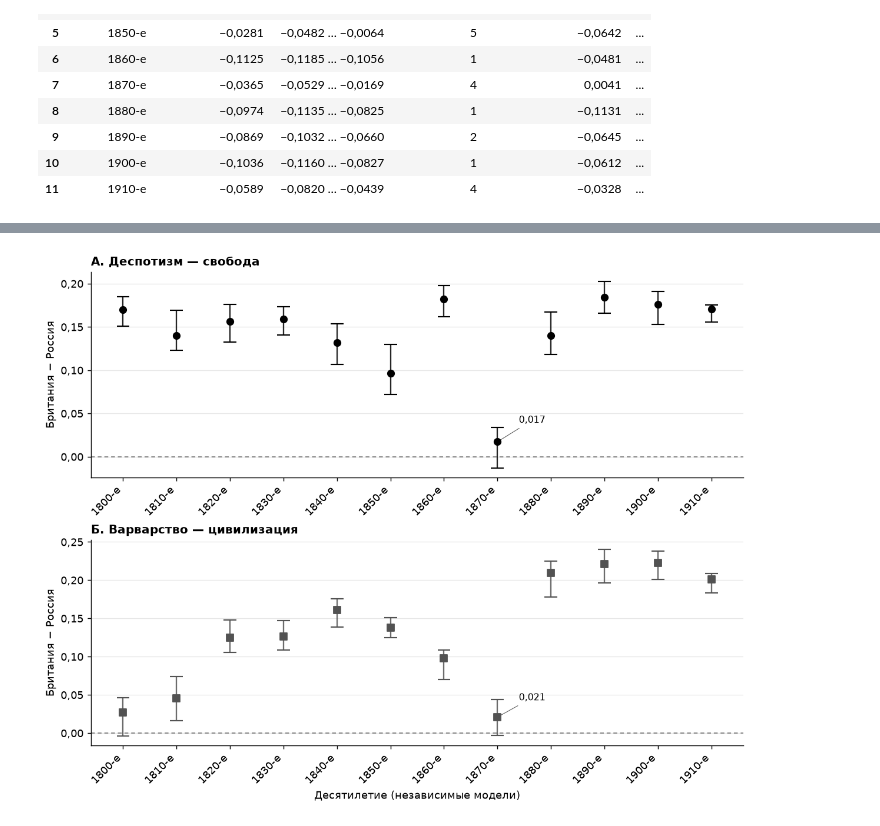
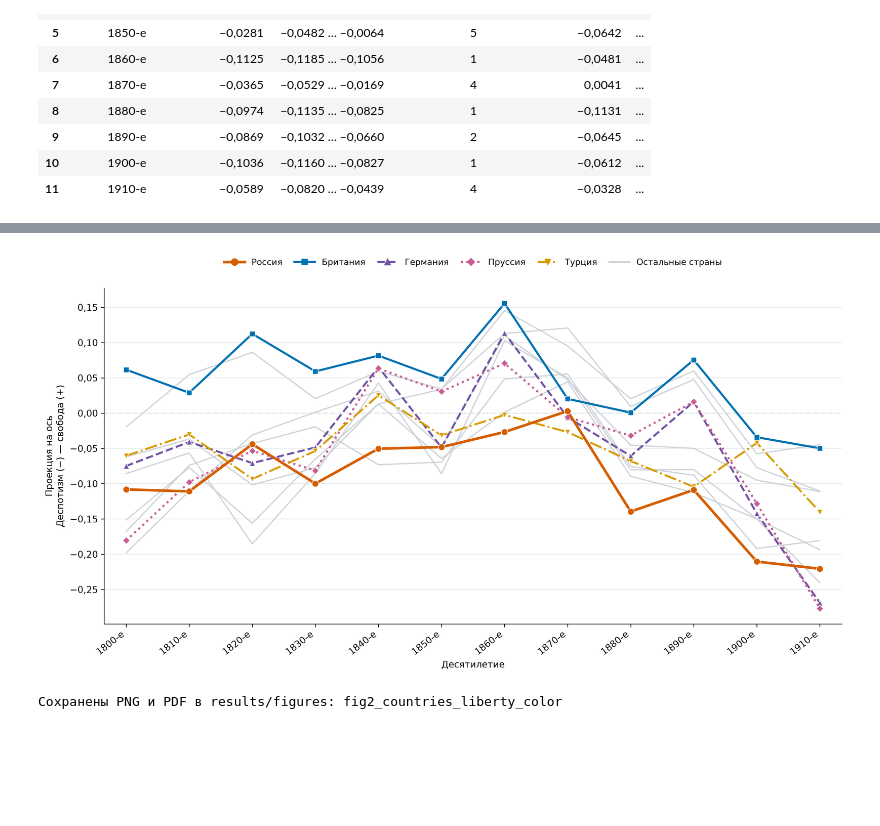
Before and after one commit to alexeyvkuznetsov/british-press-semantic-change, a Jupyter notebook: 02_russia_axes.ipynb, the cells around one changed output, grey strips where cells are left out. Saved outputs shown, nothing was run; the diff lists cells and outputs as text; code cells hidden in the pictures; blank space fills up the shorter version.

```diff
--- a/02_russia_axes.ipynb
+++ b/02_russia_axes.ipynb
@@ -612,23 +610,60 @@ display(Image(filename=str(FIGDIR/'fig1_russia_axes_with_pair_ranges.png'), widt
 # %%
-fig,axes=plt.subplots(2,1,figsize=(9.2,7.2),sharex=True,layout='constrained')
-for ax,key in zip(axes,C.WORKING_AXES):
-    d=A.loc[key].reindex(LABS); s=R.loc[key].reindex(LABS)
-    st=STYLE[key]
-    add_ranges(ax,d['britain_minus_russia'].to_numpy(float),
-               s['минимум_разрыва'].to_numpy(float),s['максимум_разрыва'].to_numpy(float),
-               st['color'],st['marker'])
-    ax.set_title(st['title'],loc='left',weight='bold')
-    ax.set_ylabel('Британия − Россия')
-    ax.tick_params(axis='x',labelbottom=True)
-for ax,key in zip(axes,C.WORKING_AXES):
-    val=A.loc[(key,'1870-е'),'britain_minus_russia']
-    ax.annotate(f'{val:.3f}'.replace('.',','),xy=(7,val),xytext=(7.4,val+.022),fontsize=9,
-                arrowprops=dict(arrowstyle='-',lw=.6,color='0.35'))
-axes[1].set_xlabel('Десятилетие (независимые модели)')
-save_pub(fig,'fig2_britain_russia_with_pair_ranges')
-plt.close(fig)
-# Показать тот же PNG, который сохранён в results/figures.
-display(Image(filename=str(FIGDIR/'fig2_britain_russia_with_pair_ranges.png'), width=1050))
+# Один набор цветов, типов линий и маркеров для двух сравнительных рисунков.
+# Прочие шесть названий присутствуют, но не отвлекают внимание от главных сопоставлений.
+COUNTRY_STYLES = {
+    'russia':  dict(color='#D55E00', marker='o', linestyle='-',  lw=3.0, ms=7.6),
+    'britain': dict(color='#0072B2', marker='s', linestyle='-',  lw=2.4, ms=6.4),
+    'germany': dict(color='#7353A6', marker='^', linestyle='--', lw=2.3, ms=6.5),
+    'prussia': dict(color='#C65E94', marker='D', linestyle=':',  lw=2.4, ms=5.9),
+    'turkey':  dict(color='#D79B00', marker='v', linestyle='-.', lw=2.2, ms=6.2),
+}
+HIGHLIGHTS = list(COUNTRY_STYLES)
+OTHERS = [name for name in C.COUNTRIES if name not in HIGHLIGHTS]
+
+from matplotlib.lines import Line2D
+
+def plot_all_countries(axis_key, filename):
+    if axis_key not in C.WORKING_AXES:
+        raise ValueError('Неизвестная ось: '+axis_key)
+    fig, ax = plt.subplots(figsize=(12.8, 6.7), layout='constrained')
+    frame=proj[axis_key].reindex(LABS)
+    for country in OTHERS:
+        ax.plot(x, frame[country].to_numpy(dtype=float),
+                color='#CBD0D5', lw=1.45, alpha=.90, zorder=1,
+                solid_capstyle='round')
+    for country in HIGHLIGHTS:
+        p=COUNTRY_STYLES[country]
+        ax.plot(x, frame[country].to_numpy(dtype=float),
+                color=p['color'],marker=p['marker'],linestyle=p['linestyle'],
+                lw=p['lw'],ms=p['ms'],markeredgecolor='white',markeredgewidth=.65,
+                label=C.COUNTRY_LABELS[country],zorder=7 if country=='russia' else 5)
+    ax.axhline(0, color='#9CA3AF', lw=1.05, linestyle=(0,(4,4)), zorder=0)
+    ax.grid(axis='y',color='#E6E9EC',lw=0.85,zorder=0)
+    ax.set_axisbelow(True)
+    ax.set_xticks(x,LABS,rotation=38,ha='right')
+    ax.set_xlim(-.35,len(LABS)-.65)
+    ax.set_xlabel('Десятилетие')
+    title,minus,plus = (
+        ('Деспотизм (−) — свобода (+)','деспотизм','свобода') if axis_key=='liberty'
+        else ('Варварство (−) — цивилизация (+)','варварство','цивилизация')
+    )
+    ax.set_ylabel('Проекция на ось\n'+title)
+    ax.yaxis.set_major_locator(MultipleLocator(.05))
+    ax.yaxis.set_major_formatter(FuncFormatter(axis_tick))
+    handles=[Line2D([0],[0],color=COUNTRY_STYLES[c]['color'],
+        linestyle=COUNTRY_STYLES[c]['linestyle'],marker=COUNTRY_STYLES[c]['marker'],
+        linewidth=COUNTRY_STYLES[c]['lw'],markersize=COUNTRY_STYLES[c]['ms'],
+        label=C.COUNTRY_LABELS[c]) for c in HIGHLIGHTS]
+    handles.append(Line2D([0],[0],color='#CBD0D5',lw=1.8,label='Остальные страны'))
+    ax.legend(handles=handles,ncol=6,bbox_to_anchor=(.5,1.04),loc='lower center',
+              frameon=False,fontsize=9.8,handlelength=2.4,columnspacing=1.4)
+    save_pub(fig,filename)
+    plt.close(fig)
+    display(Image(filename=str(FIGDIR/(filename+'.png')), width=1200))
+    print('Сохранены PNG и PDF в results/figures:', filename)
+
+plot_all_countries('liberty', 'fig2_countries_liberty_color')
 # %% [output]
-[figure, old version]
+[figure, new version]
+Сохранены PNG и PDF в results/figures: fig2_countries_liberty_color
 # %% [markdown]
```
Also changed, not shown: parts of 13 cells of this notebook, 20 other files.
